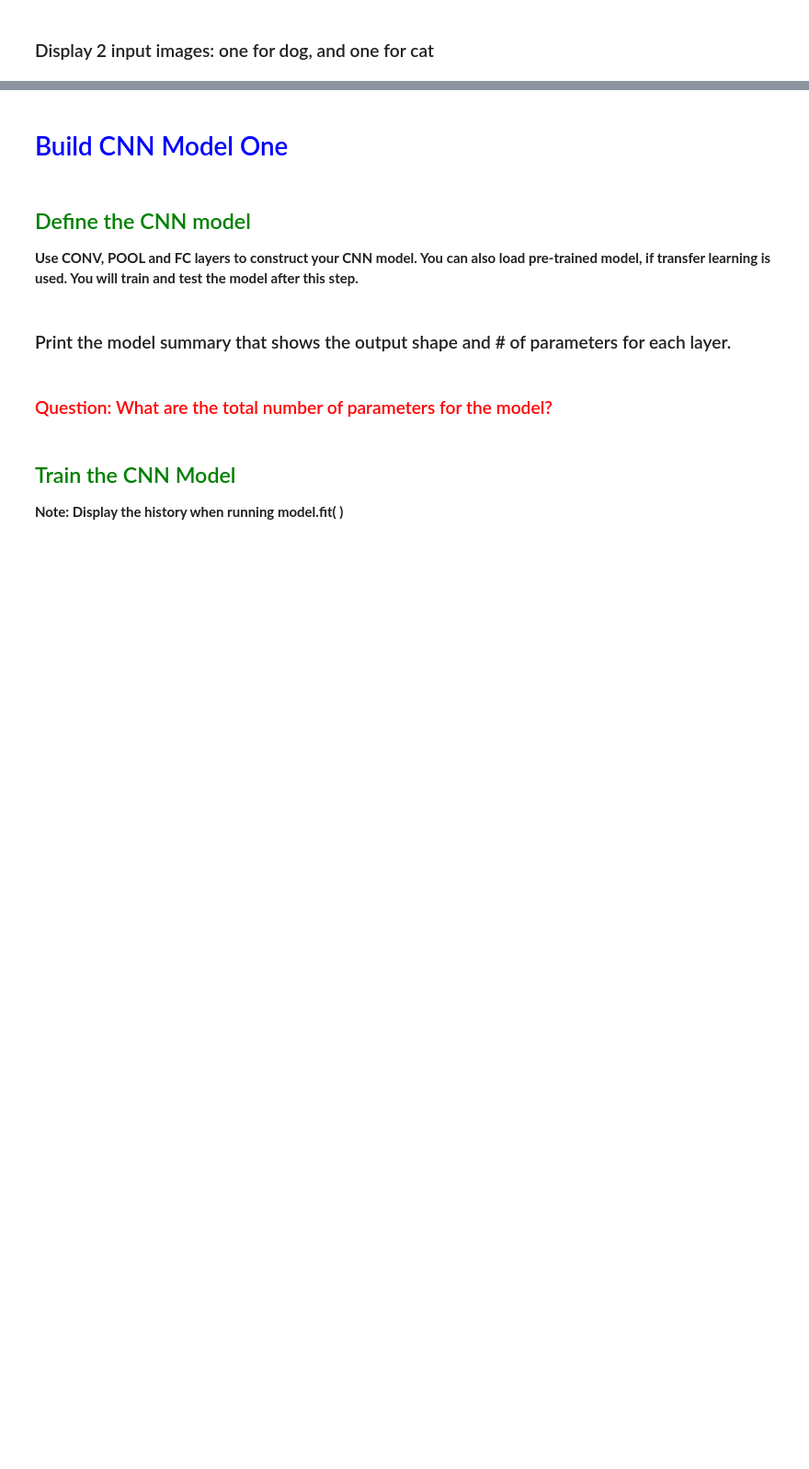
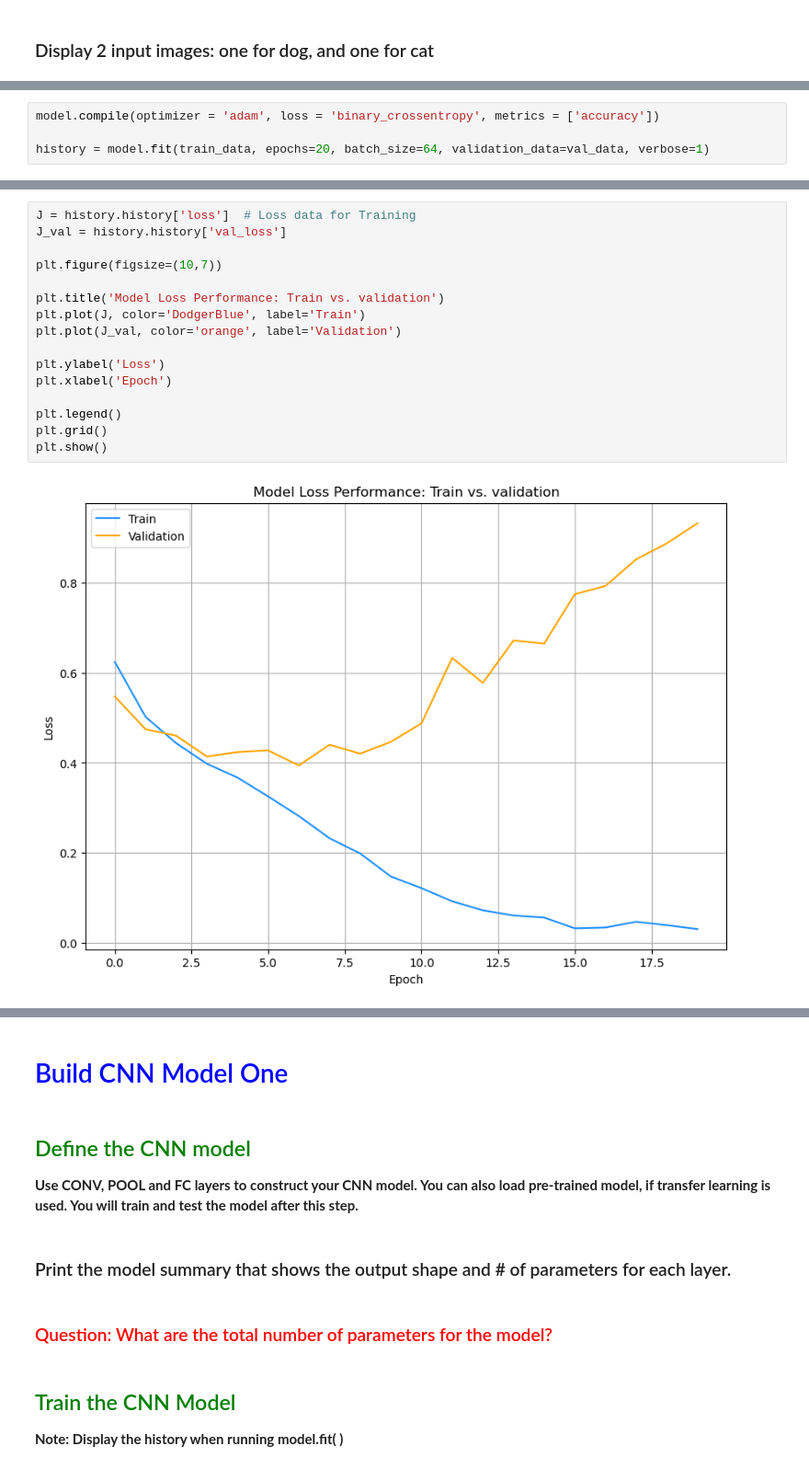
Before and after one commit to rbrinson2/EE-6770-Application_Neural_Network, a Jupyter notebook: Homework5/EE6770_F24_HW5.ipynb, the cells around one changed output, grey strips where cells are left out. Shown at 92% size. Saved outputs shown, nothing was run; the diff lists cells and outputs as text; blank space fills up the shorter version.

Commit message:
Built Base model

```diff
--- a/Homework5/EE6770_F24_HW5.ipynb
+++ b/Homework5/EE6770_F24_HW5.ipynb
@@ -48,0 +167,4 @@ __Create the subdirectory structures per the requirement.__
+# %%
+model.compile(optimizer = 'adam', loss = 'binary_crossentropy', metrics = ['accuracy'])
+
+history = model.fit(train_data, epochs=20, batch_size=64, validation_data=val_data, verbose=1)
@@ -48,0 +189,18 @@ __Create the subdirectory structures per the requirement.__
+# %%
+J = history.history['loss']  # Loss data for Training
+J_val = history.history['val_loss']
+
+plt.figure(figsize=(10,7))
+
+plt.title('Model Loss Performance: Train vs. validation')
+plt.plot(J, color='DodgerBlue', label='Train')
+plt.plot(J_val, color='orange', label='Validation')
+
+plt.ylabel('Loss')
+plt.xlabel('Epoch')
+
+plt.legend()
+plt.grid()
+plt.show()
+# %% [output]
+[figure, added]
```
Also changed, not shown: parts of 8 cells of this notebook, 3 other files.
